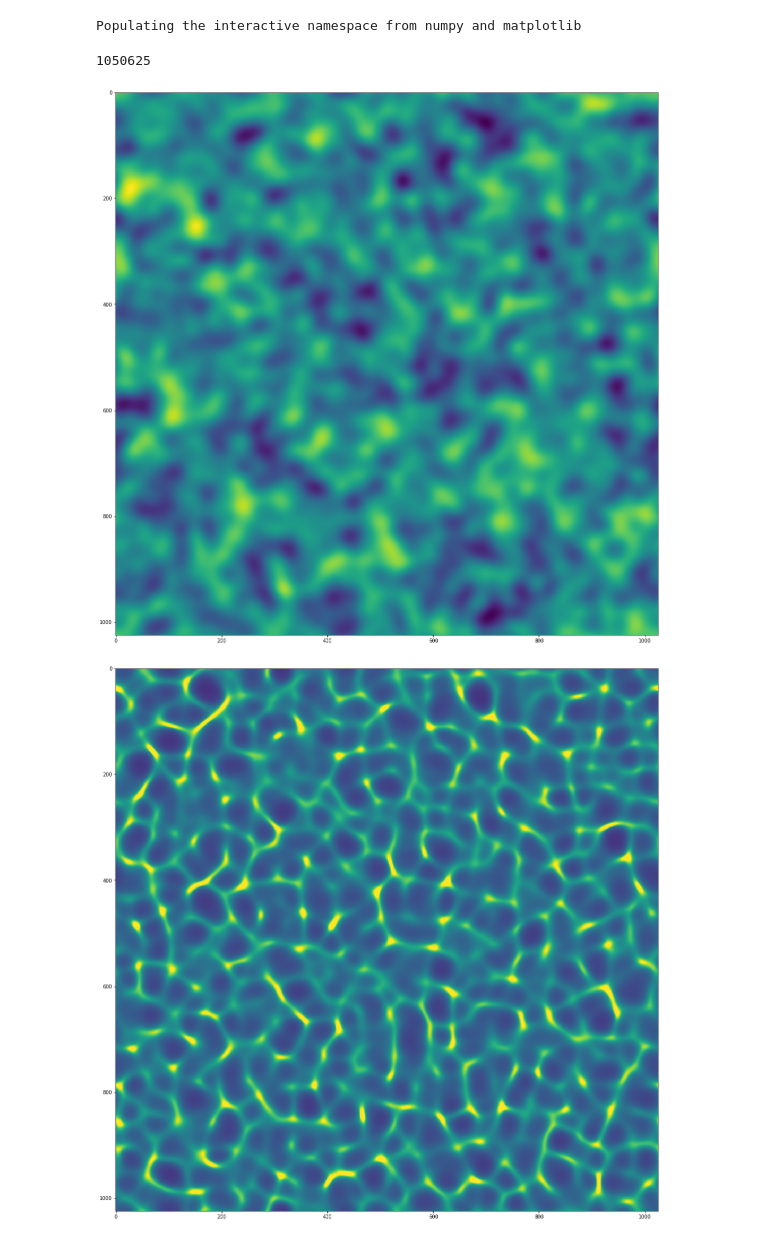
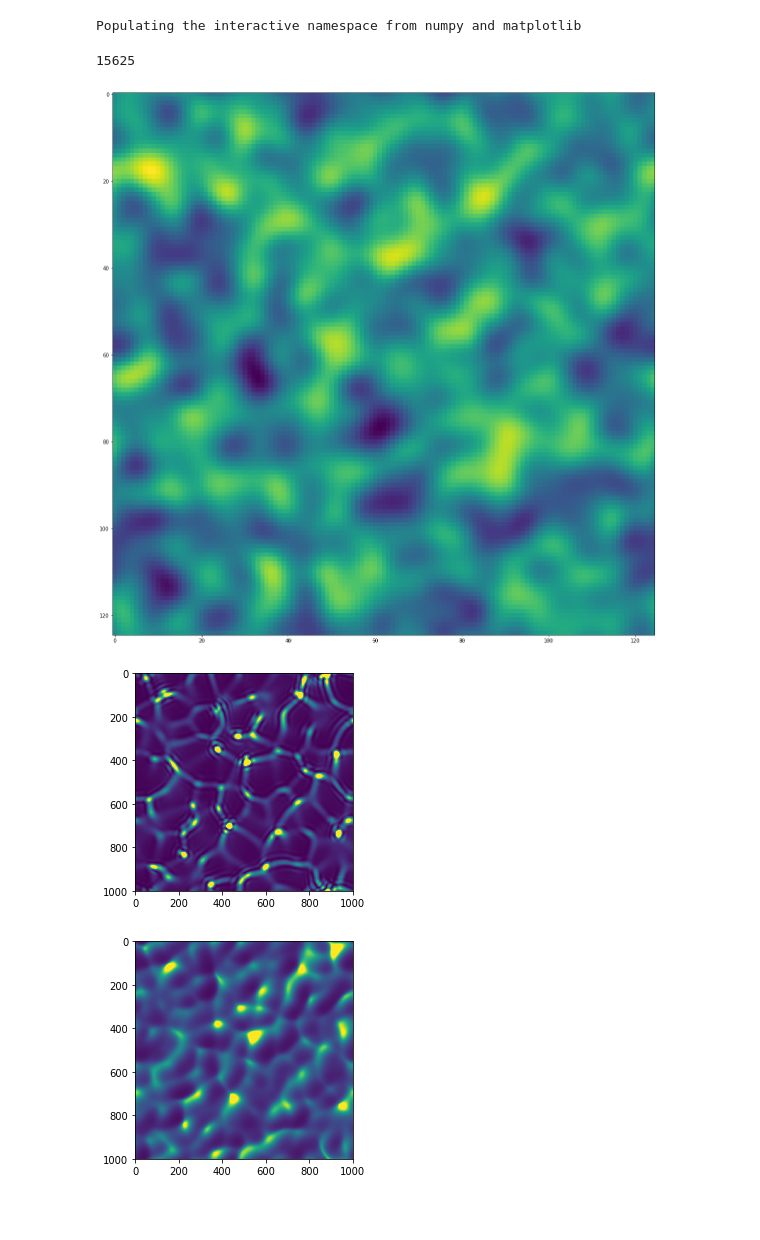
Before and after one commit to antipa/optics, a Jupyter notebook: PyWrenProp.ipynb, the cells around one changed output. Drawn from its saved outputs; the diff is of its cells as text; code cells hidden in the pictures; blank space fills up the shorter version.

```diff
--- a/PyWrenProp.ipynb
+++ b/PyWrenProp.ipynb
@@ -31,7 +31,7 @@ def make_diffuser_surface(M, sigma):
     s = np.shape(filt_2d)
     return surf_out
 
-diffuser_surface = .5*make_diffuser_surface(1025,.02)
+diffuser_surface = .5*make_diffuser_surface(125,.1)
 
 fig1 = plt.imshow(np.real(diffuser_surface), interpolation="nearest",
     vmin=np.min(np.min(np.abs(diffuser_surface))),
@@ -40,31 +40,26 @@ fig = plt.gcf()
 fig.set_size_inches(20,20)
 print(diffuser_surface.size)
 # %% [output]
-1050625
+15625
-[figure, old version]
+[figure, new version]
 # %%
 def propagate_field(lam, ps, z, U):
     k = 2*np.pi/lam
     siz = np.shape(U)
     fx = np.linspace(-1/2/ps,1/2/ps,siz[1])
     fy = np.linspace(-1/2/ps,1/2/ps,siz[0])
-    print(np.min(fx))
     x = np.linspace(-siz[1]/2*ps,siz[1]/2*ps,siz[1])
     y = np.linspace(-siz[0]/2*ps,siz[0]/2*ps,siz[0])
     X,Y = np.meshgrid(x,y)
     Fx,Fy = np.meshgrid(fx,fy)
-
-    zvec = np.linspace(1e-6,10000e-6,10)
-
     Uf = np.fft.fftshift(np.fft.fft2(U))
     Hf = np.exp(1j*2*np.pi*z/lam * np.sqrt(1-(lam*Fx)**2 - (lam*Fy)**2))
-
     Up = np.fft.ifft2(np.fft.ifftshift(Uf*Hf))
     return Up
 # %%
 def propagate_wrapper(z):
     lam = 532e-9
-    ps = 2.5e-6
+    ps = .5e-6
     def make_diffuser_surface(M, sigma):
         random.seed(1)
         seeds = np.random.rand(M,M)
@@ -78,7 +73,19 @@ def propagate_wrapper(z):
         s = np.shape(filt_2d)
         return surf_out
     k = 2*np.pi/lam
-    diffuser_surface = .5*make_diffuser_surface(1025,.02)
-    U = np.exp(1j*k*diffuser_surface*1e-1/2)
+    diffuser_surface = .5*make_diffuser_surface(1000,.01)
+    U = np.exp(1j*k*diffuser_surface*1e-2*3)
     Up = propagate_field(lam, ps, z, U)
     return Up
+
+Up = propagate_wrapper(1000e-6)
+Ip = np.abs(Up)**2
+plt.close(fig)
+plt.imshow(Ip,vmin=0,vmax=np.percentile(Ip,99))
+
+fig = plt.gcf()
+#fig.set_size_inches(20,20)
+
+plt.show()
+# %% [output]
+[figure, added]
@@ -89,12 +92,16 @@ future = wrenexec.call_async(propagate_wrapper, 2000e-6)
 # %%
+wrenexec = pywren.default_executor()
+
+future = wrenexec.call_async(propagate_wrapper, 200e-6)
+
 Up = future.result()
 Ip = np.abs(Up)**2
 plt.close(fig)
 plt.imshow(Ip,vmin=0,vmax=np.percentile(Ip,99))
 
 fig = plt.gcf()
-fig.set_size_inches(20,20)
+
 
 plt.show()
 # %% [output]
-[figure, old version]
+[figure, new version]
```
Also changed, not shown: parts of 10 cells of this notebook, 1 other file.
